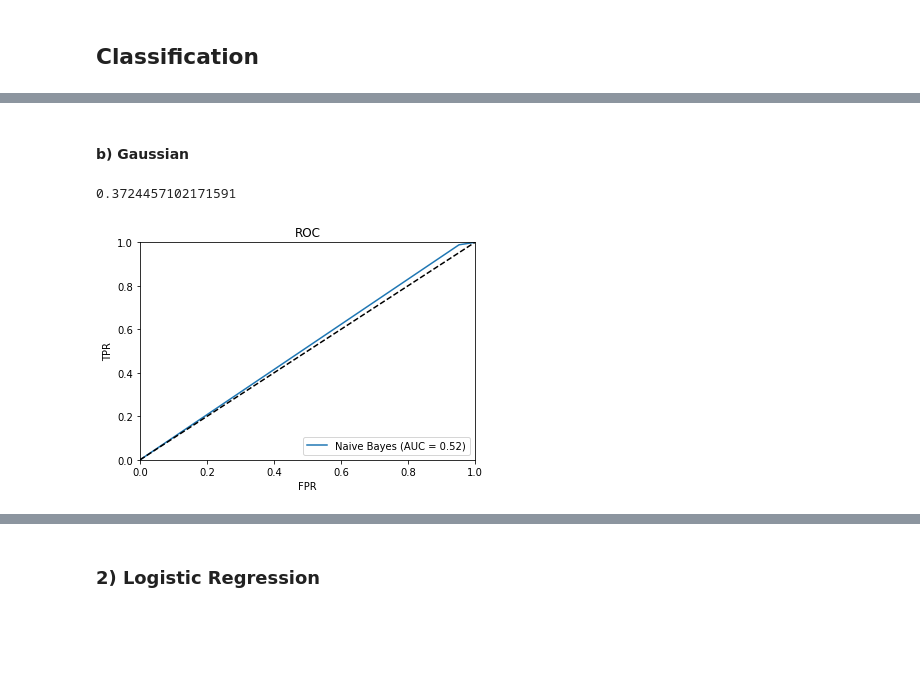
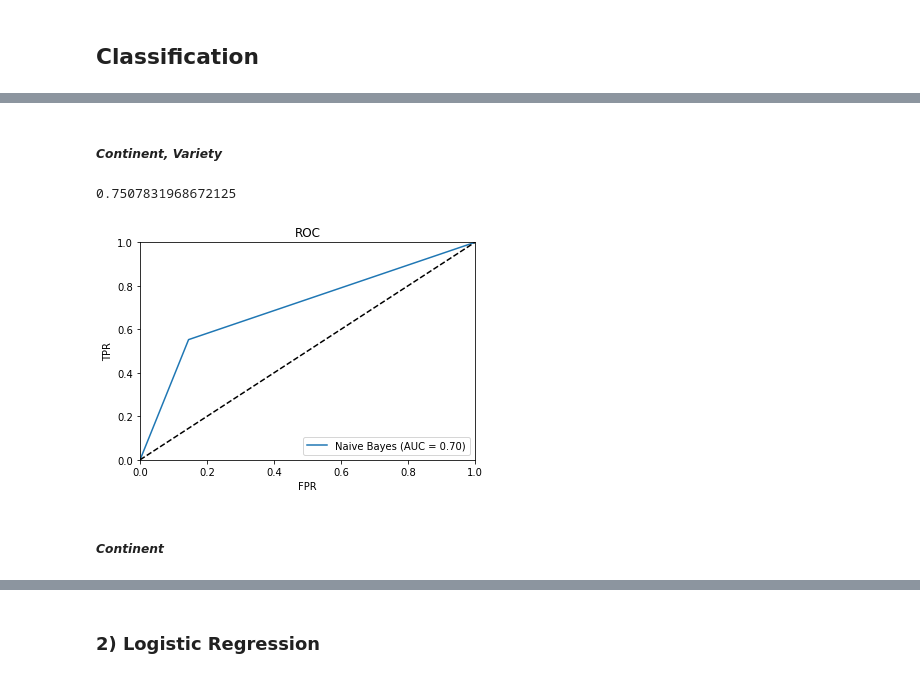
Before and after one commit to da1933/Carpe-Vinum, a Jupyter notebook: Wine Modeling.ipynb, the cells around one changed output, grey strips where cells are left out. Cells and saved outputs as stored; diff of their text form; code cells hidden in the pictures; blank space fills up the shorter version.

```diff
--- a/Wine Modeling.ipynb
+++ b/Wine Modeling.ipynb
@@ -62,8 +56,28 @@ OneHotEncoder(categorical_features=None,
-# %%
-newdf=pd.DataFrame(enc.transform(df[['country','variety']]).toarray(),columns=enc.get_feature_names().tolist())
-
-for i in ['textlen','over90','points']:
-    newdf[i]=df[i]
+# %%
+# Choose among sets to encode here:
+
+#enc = OneHotEncoder(handle_unknown='ignore',categories=[list(set(df['country'])),list(set(df['variety']))])
+#enc.fit(df[['country','variety']])
+#newdf=pd.DataFrame(enc.transform(df[['country','variety']]).toarray(),columns=enc.get_feature_names().tolist())
+
+enc = OneHotEncoder(handle_unknown='ignore',categories=[list(set(df['continent'])),list(set(df['variety']))])
+enc.fit(df[['continent','variety']])
+newdf=pd.DataFrame(enc.transform(df[['continent','variety']]).toarray(),columns=enc.get_feature_names().tolist())
+
+#enc = OneHotEncoder(handle_unknown='ignore',categories=[list(set(df['continent']))])
+#enc.fit(df[['continent']])
+#newdf=pd.DataFrame(enc.transform(df[['continent']]).toarray(),columns=enc.get_feature_names().tolist())
+
+#enc = OneHotEncoder(handle_unknown='ignore',categories=[list(set(df['country']))])
+#enc.fit(df[['country']])
+#newdf=pd.DataFrame(enc.transform(df[['country']]).toarray(),columns=enc.get_feature_names().tolist())
+
+#enc = OneHotEncoder(handle_unknown='ignore',categories=[list(set(df['variety']))])
+#enc.fit(df[['variety']])
+#newdf=pd.DataFrame(enc.transform(df[['variety']]).toarray(),columns=enc.get_feature_names().tolist())
+
+for i in ['textlen','over90','points','price']:
+    newdf[i]=df[i]
 # %% [markdown]
 ### Train-Test-Split
 # %%
@@ -131,11 +146,13 @@ plotAUC(testY['over90'],nb.predict(testX),'Naive Bayes')
-# %% [markdown]
-#### b) Gaussian
+# %% [markdown]
+##### *Continent, Variety*
 # %%
-gnb = GaussianNB()
-gnb.fit(trainX, trainY['over90'])
-gnb_preds=gnb.predict(testX)
-print(gnb.score(testX,testY['over90']))
-plotAUC(testY['over90'],gnb.predict(testX),'Naive Bayes')
+nb = BernoulliNB()
+nb.fit(trainX, trainY['over90'])
+nb_preds=nb.predict(testX)
+print(nb.score(testX,testY['over90']))
+plotAUC(testY['over90'],nb.predict(testX),'Naive Bayes')
 # %% [output]
-0.3724457102171591
+0.7507831968672125
-[figure, old version]
+[figure, new version]
+# %% [markdown]
+##### *Continent*
```
Also changed, not shown: parts of 62 cells of this notebook.
